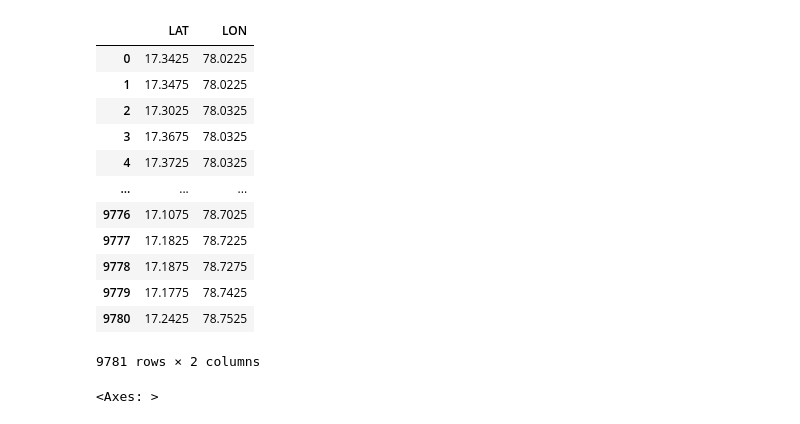
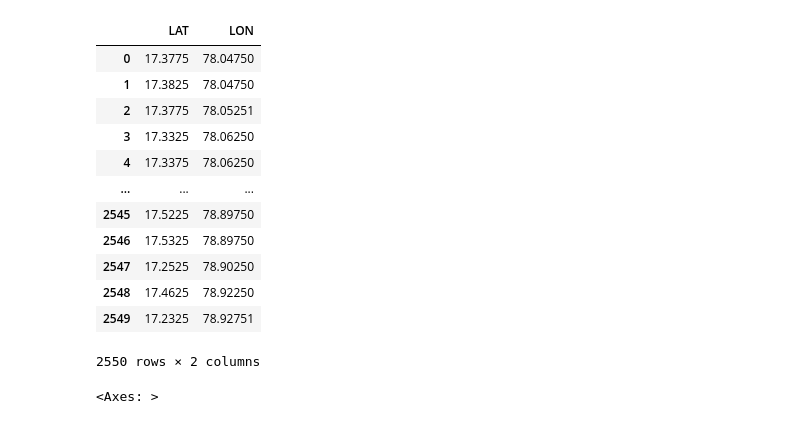
Before and after one commit to Rishi-Bharadwaj/air_pollution_correlation, a Jupyter notebook: try_points.ipynb, the cells around one changed output. Cells and saved outputs as stored; diff of their text form; code cells hidden in the pictures.

```diff
--- a/try_points.ipynb
+++ b/try_points.ipynb
@@ -7,22 +7,22 @@ import rasterio
 from matplotlib.patches import Rectangle
 from shapely.geometry import box, Point
 # %%
-df=pd.read_csv(r"C:\Users\rishi\ml_projects\climate\Notebooks\lat_lon_label_2_points.csv")
+df=pd.read_csv(r"C:\Users\rishi\ml_projects\climate\lat_lon_label_4_points.csv")
 df
 # %% [output]
 |  | LAT | LON |
-| 0 | 17.3425 | 78.0225 |
-| 1 | 17.3475 | 78.0225 |
-| 2 | 17.3025 | 78.0325 |
-| 3 | 17.3675 | 78.0325 |
-| 4 | 17.3725 | 78.0325 |
+| 0 | 17.3775 | 78.04750 |
+| 1 | 17.3825 | 78.04750 |
+| 2 | 17.3775 | 78.05251 |
+| 3 | 17.3325 | 78.06250 |
+| 4 | 17.3375 | 78.06250 |
 | ... | ... | ... |
-| 9776 | 17.1075 | 78.7025 |
-| 9777 | 17.1825 | 78.7225 |
-| 9778 | 17.1875 | 78.7275 |
-| 9779 | 17.1775 | 78.7425 |
-| 9780 | 17.2425 | 78.7525 |
+| 2545 | 17.5225 | 78.89750 |
+| 2546 | 17.5325 | 78.89750 |
+| 2547 | 17.2525 | 78.90250 |
+| 2548 | 17.4625 | 78.92250 |
+| 2549 | 17.2325 | 78.92751 |
-9781 rows × 2 columns
+2550 rows × 2 columns
 # %%
 shapefile_path = r'C:\Users\rishi\ml_projects\climate\hmda_boundary\hmda_boundary.shp'
 gdf = gpd.read_file(shapefile_path)
```
Also changed, not shown: parts of 2 cells of this notebook, 6 other files.
